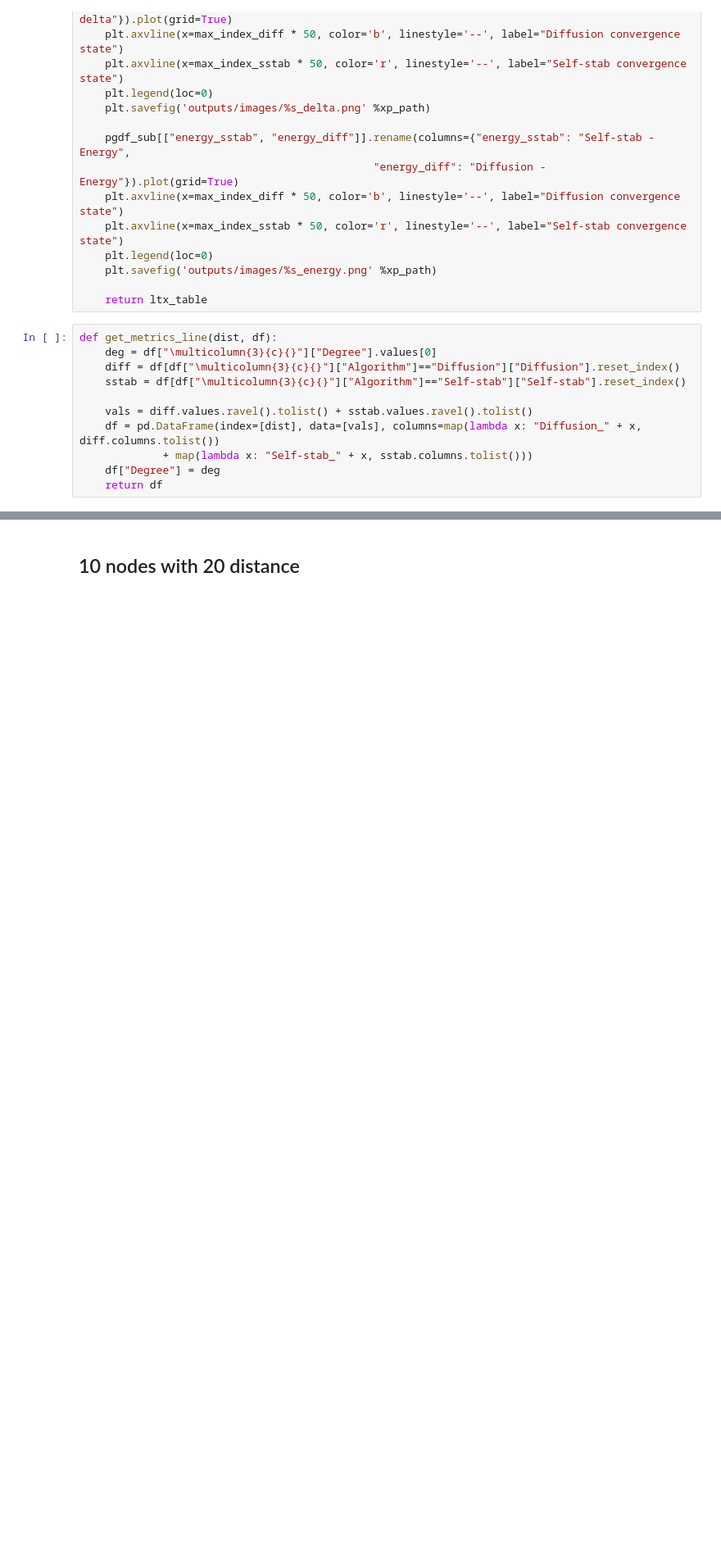
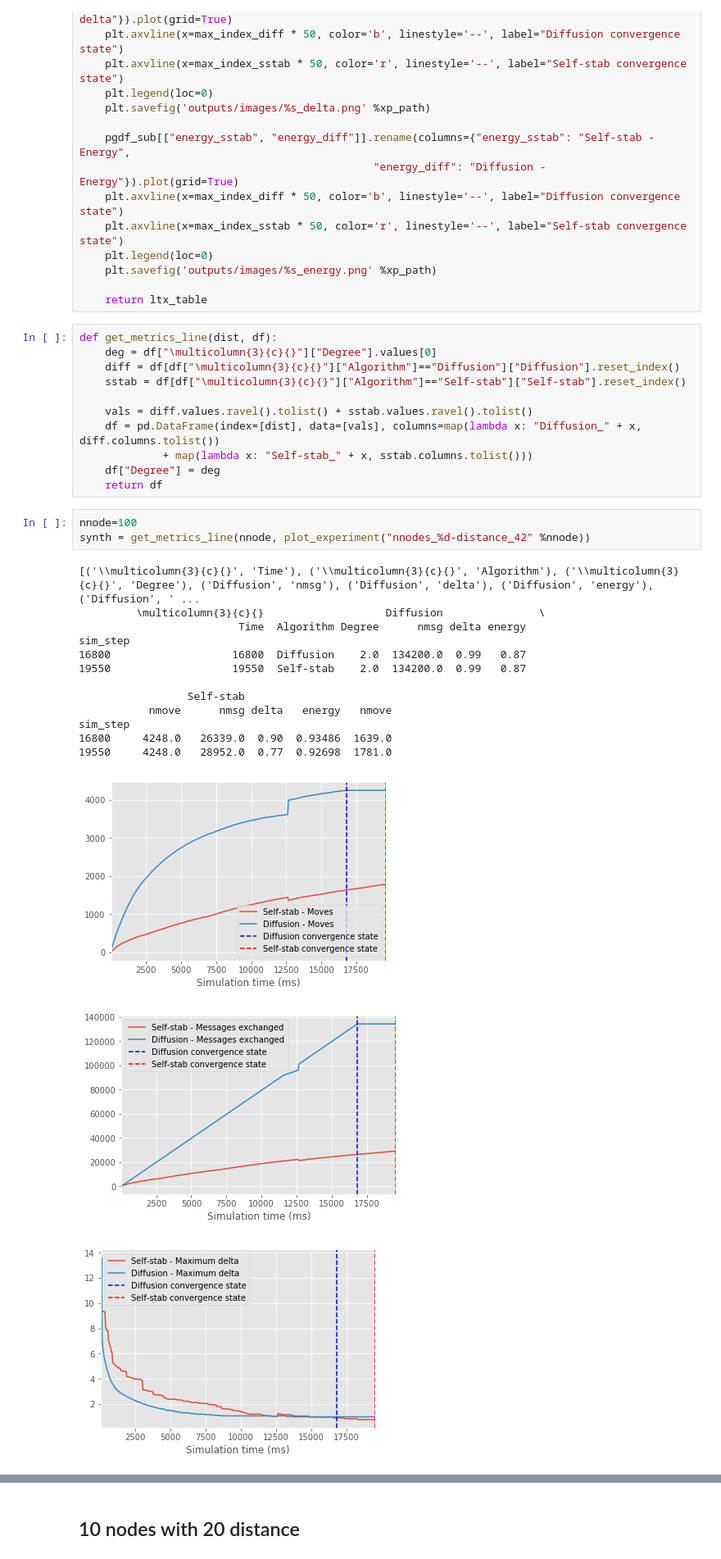
Before and after one commit to lmatthieu/distributed-average-consensus, a Jupyter notebook: notebook/experiments.ipynb, the cells around one changed output, grey strips where cells are left out. Shown at 82% size. Drawn from its saved outputs; the diff is of its cells as text; blank space fills up the shorter version.

Commit message:
refactoring the graph generation

```diff
--- a/notebook/experiments.ipynb
+++ b/notebook/experiments.ipynb
@@ -116,3 +116,22 @@ def get_metrics_line(dist, df):
              + map(lambda x: "Self-stab_" + x, sstab.columns.tolist()))
     df["Degree"] = deg
     return df
+# %%
+nnode=100
+synth = get_metrics_line(nnode, plot_experiment("nnodes_%d-distance_42" %nnode))
+# %% [output]
+[('\\multicolumn{3}{c}{}', 'Time'), ('\\multicolumn{3}{c}{}', 'Algorithm'), ('\\multicolumn{3}{c}{}', 'Degree'), ('Diffusion', 'nmsg'), ('Diffusion', 'delta'), ('Diffusion', 'energy'), ('Diffusion', ' ...
+         \multicolumn{3}{c}{}                   Diffusion               \
+                         Time  Algorithm Degree      nmsg delta energy
+sim_step
+16800                   16800  Diffusion    2.0  134200.0  0.99   0.87
+19550                   19550  Self-stab    2.0  134200.0  0.99   0.87
+
+                 Self-stab
+           nmove      nmsg delta   energy   nmove
+sim_step
+16800     4248.0   26339.0  0.90  0.93486  1639.0
+19550     4248.0   28952.0  0.77  0.92698  1781.0
+[figure, added]
+[figure, added]
+[figure, added]
```
Also changed, not shown: parts of 3 cells of this notebook, 2 other files.
